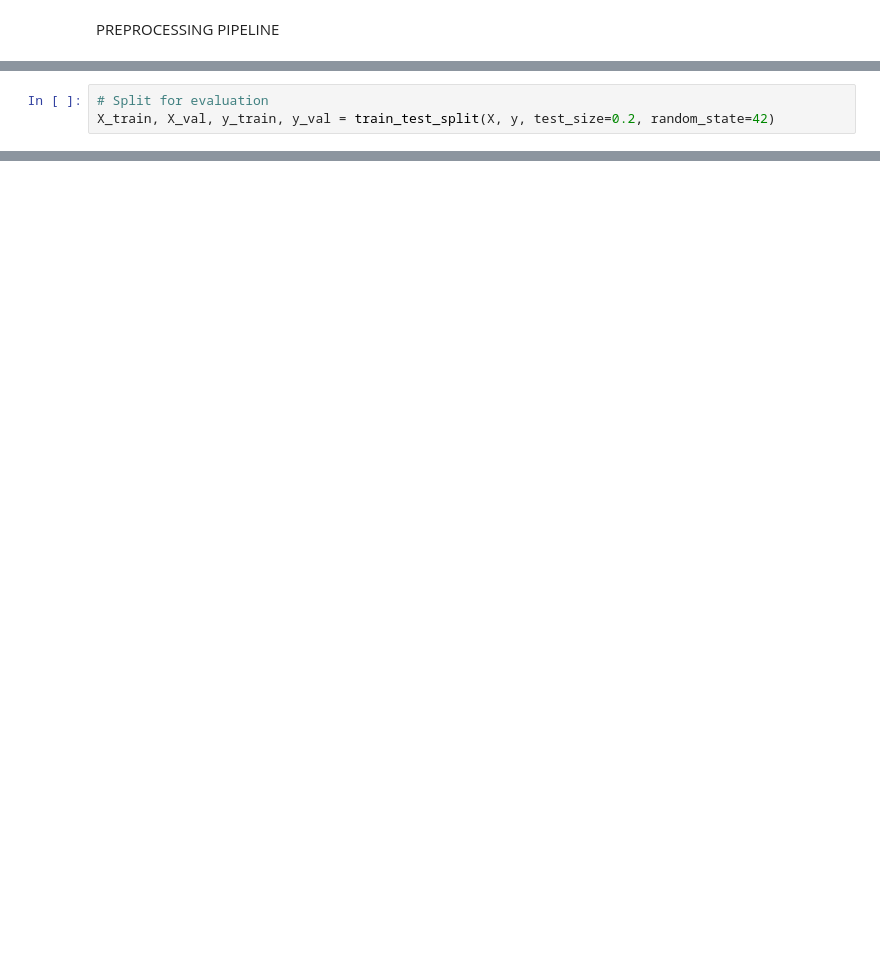
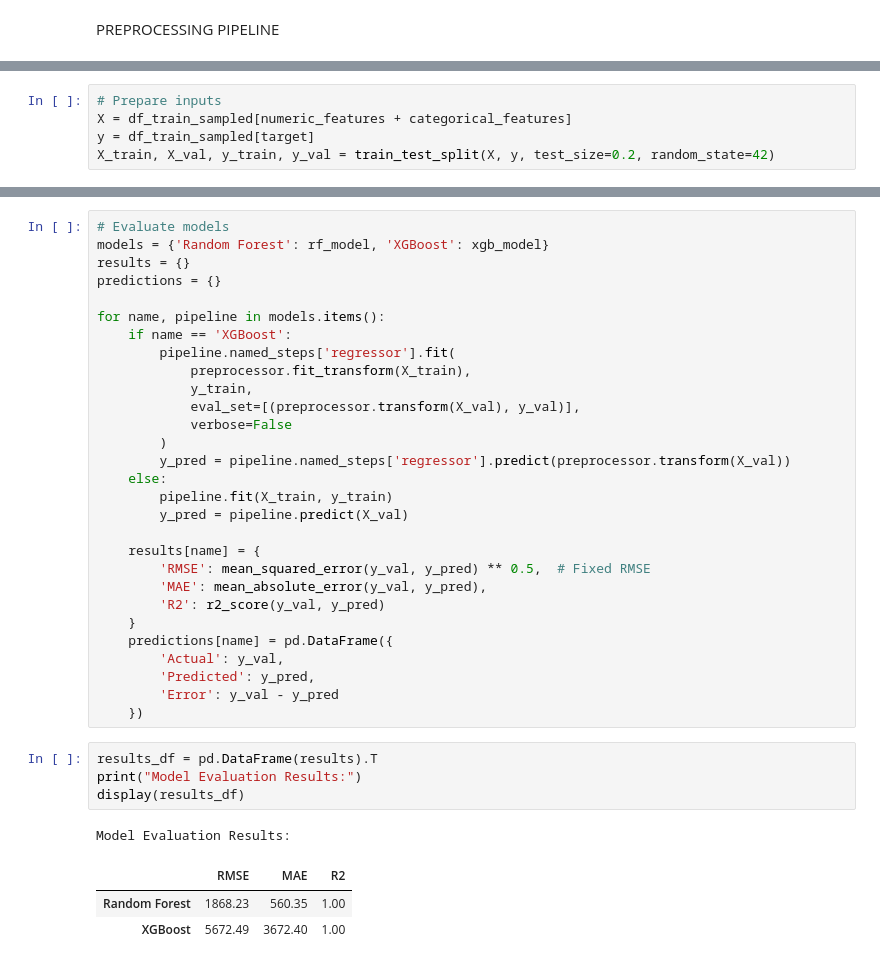
Before and after one commit to sentongo-web/valuation-task, a Jupyter notebook: valuation.ipynb, the cells around one changed output, grey strips where cells are left out. Drawn from its saved outputs; the diff is of its cells as text; blank space fills up the shorter version.

```diff
--- a/valuation.ipynb
+++ b/valuation.ipynb
@@ -924,3 +874,5 @@ preprocessor = ColumnTransformer([
 # %%
-# Split for evaluation
+# Prepare inputs
+X = df_train_sampled[numeric_features + categorical_features]
+y = df_train_sampled[target]
 X_train, X_val, y_train, y_val = train_test_split(X, y, test_size=0.2, random_state=42)
@@ -990,0 +913,38 @@ for name, pipeline in models.items():
+# %%
+# Evaluate models
+models = {'Random Forest': rf_model, 'XGBoost': xgb_model}
+results = {}
+predictions = {}
+
+for name, pipeline in models.items():
+    if name == 'XGBoost':
+        pipeline.named_steps['regressor'].fit(
+            preprocessor.fit_transform(X_train),
+            y_train,
+            eval_set=[(preprocessor.transform(X_val), y_val)],
+            verbose=False
+        )
+        y_pred = pipeline.named_steps['regressor'].predict(preprocessor.transform(X_val))
+    else:
+        pipeline.fit(X_train, y_train)
+        y_pred = pipeline.predict(X_val)
+
+    results[name] = {
+        'RMSE': mean_squared_error(y_val, y_pred) ** 0.5,  # Fixed RMSE
+        'MAE': mean_absolute_error(y_val, y_pred),
+        'R2': r2_score(y_val, y_pred)
+    }
+    predictions[name] = pd.DataFrame({
+        'Actual': y_val,
+        'Predicted': y_pred,
+        'Error': y_val - y_pred
+    })
+# %%
+results_df = pd.DataFrame(results).T
+print("Model Evaluation Results:")
+display(results_df)
+# %% [output]
+Model Evaluation Results:
+|  | RMSE | MAE | R2 |
+| Random Forest | 1868.23 | 560.35 | 1.00 |
+| XGBoost | 5672.49 | 3672.40 | 1.00 |
```
Also changed, not shown: parts of 15 cells of this notebook.
